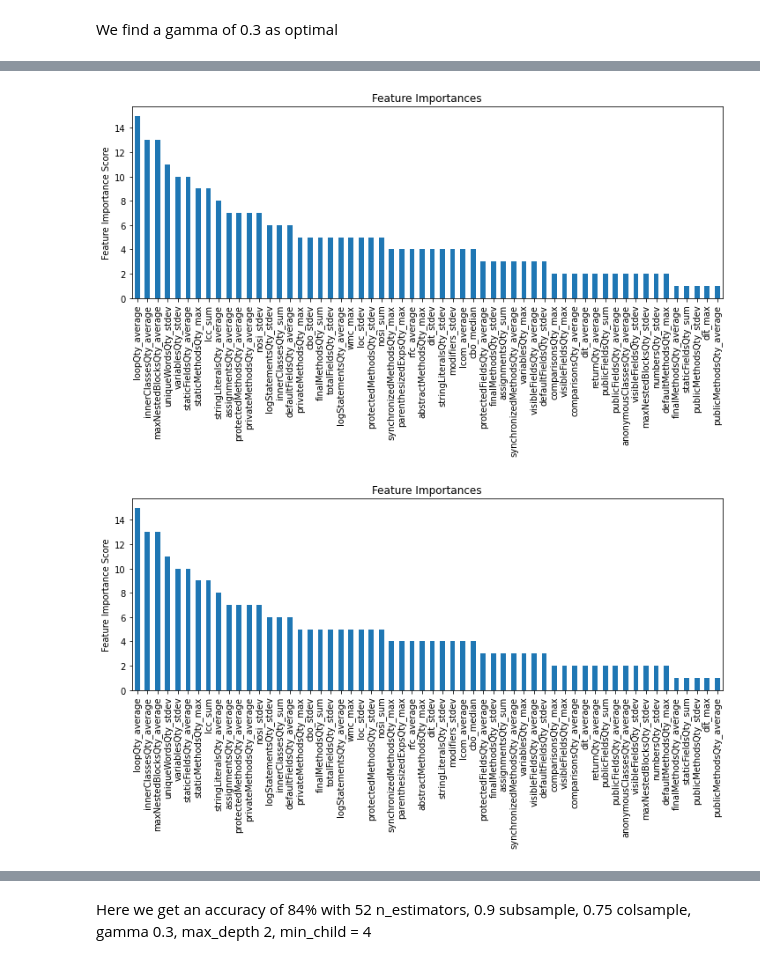
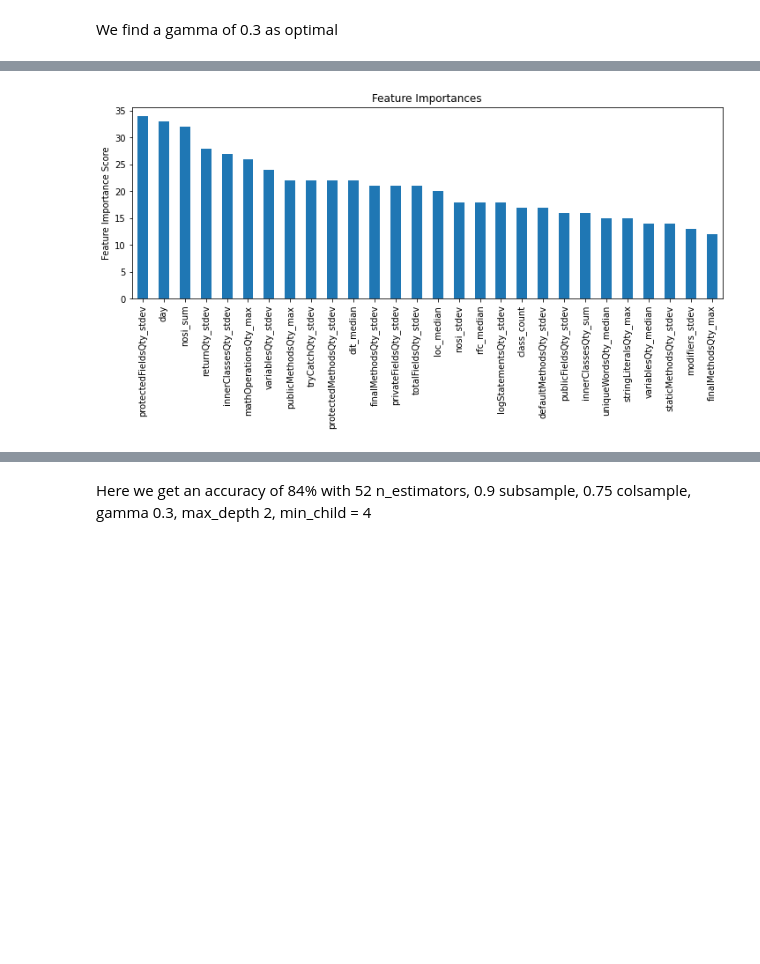
Before and after one commit to reusability/research, a Jupyter notebook: XGBoost_GT_3.ipynb, the cells around one changed output, grey strips where cells are left out. Drawn from its saved outputs; the diff is of its cells as text; code cells hidden in the pictures; blank space fills up the shorter version.

```diff
--- a/XGBoost_GT_3.ipynb
+++ b/XGBoost_GT_3.ipynb
@@ -85,9 +133,9 @@ def modelfit(alg, dtrain, predictors, useTrainCV=True, cv_folds=5, early_stoppin
 ##### Tuning tree based parameters
 # %%
 def f(x):
-    if x['maven_reuse'] < 19: return 0
-    elif x['maven_reuse'] < 243 and x['maven_reuse']>=19: return 1
+    if x['maven_reuse'] < 49: return 0
+    elif x['maven_reuse'] < 406 and x['maven_reuse']>=49: return 1
     else: return 2
 
-train['reuse'] = train.apply(f, axis=1)
+data['reuse'] = data.apply(f, axis=1)
 # %%
@@ -131,0 +146,5 @@ Name: maven_reuse, Length: 270, dtype: float64
+# %%
+data.pop('maven_reuse')
+data.pop('maven_release')
+data.pop('release')
+data.pop('date')
@@ -134,7 +166,7 @@ from sklearn import preprocessing
 le = preprocessing.LabelEncoder()
 # %%
 #Choose all predictors except target & IDcols
-predictors = [x for x in train.columns if x not in [target, IDcol]]
+predictors = [x for x in data.columns if x not in [target, IDcol]]
 
-train[predictors].size
+data[predictors].size
 # %% [output]
@@ -153,3 +182,8 @@ train[predictors].shape
+# %%
+from sklearn.model_selection import train_test_split
+
+train, test = train_test_split(data, test_size=0.2)
+y_test = test['reuse']
 # %%
 xgb1 = XGBClassifier(
  learning_rate =0.1,
@@ -389,9 +353,9 @@ We find a gamma of 0.3 as optimal
 xgb2 = XGBClassifier(
  learning_rate =0.1,
  n_estimators=1000,
- max_depth=2,
- min_child_weight=4,
- gamma=0.3,
+ max_depth=3,
+ min_child_weight=1,
+ gamma=0.2,
  subsample=0.8,
  colsample_bytree=0.8,
  objective= 'multi:softprob',
@@ -421,5 +385,4 @@ Accuracy : 0.8074
-[figure, old version]
+[figure, new version]
-[figure, removed]
 # %%
 param_test4 = {
  'subsample':[i/10.0 for i in range(6,10)],
```
Also changed, not shown: parts of 49 cells of this notebook, 2 other files.
